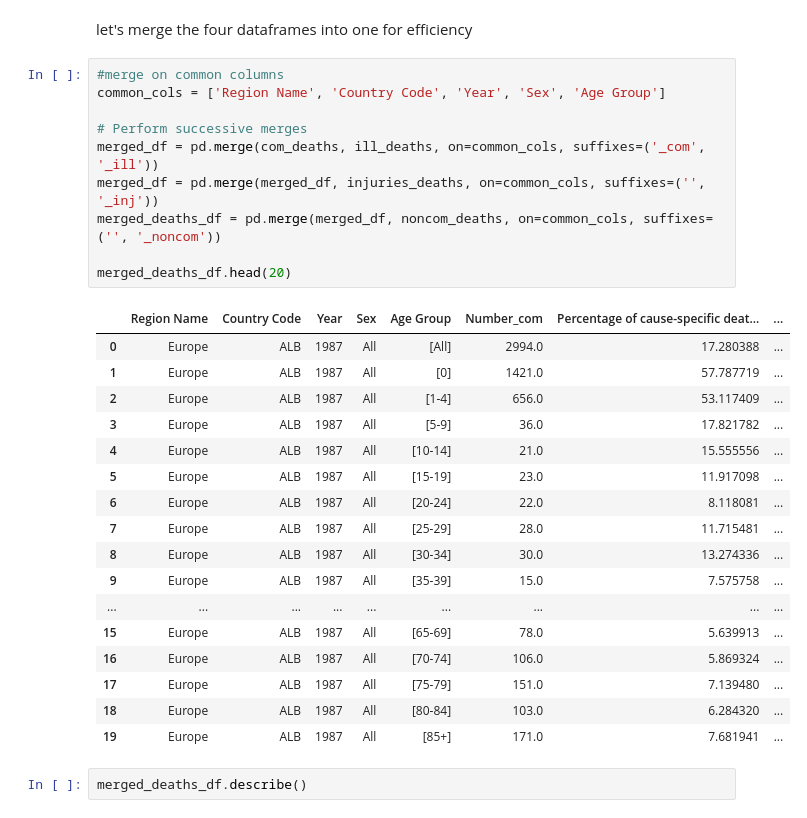
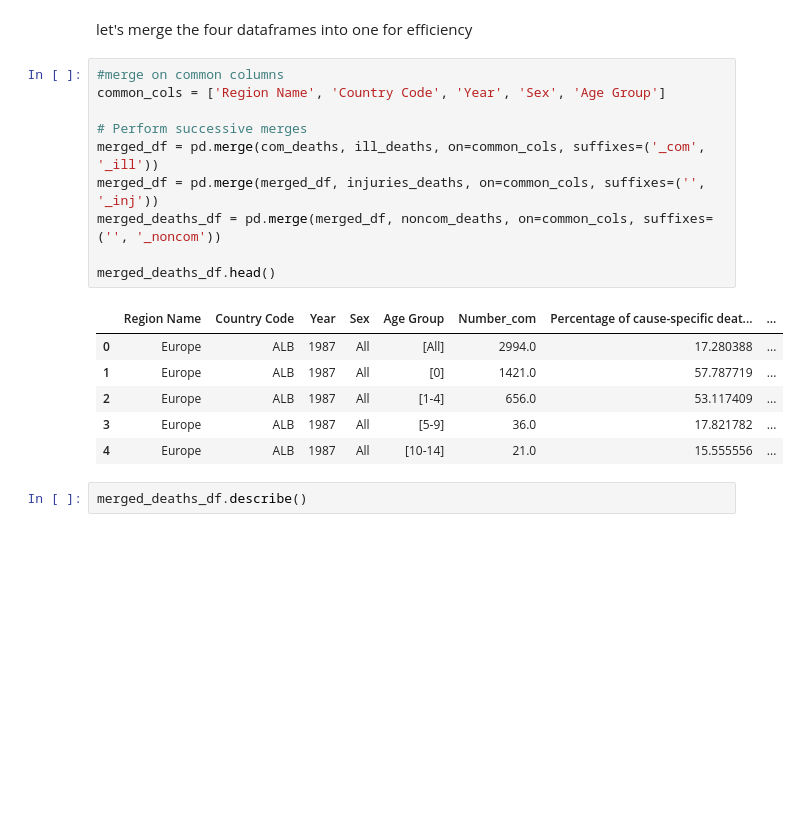
Before and after one commit to CEJ-Ezenezi/Global-Mortality-Analysis, a Jupyter notebook: global_mortality_patterns.ipynb, the cells around one changed output. Saved outputs shown, nothing was run; the diff lists cells and outputs as text; blank space fills up the shorter version.

```diff
--- a/global_mortality_patterns.ipynb
+++ b/global_mortality_patterns.ipynb
@@ -108,31 +108,20 @@ let's merge the four dataframes into one for efficiency
 # %%
 #merge on common columns
 common_cols = ['Region Name', 'Country Code', 'Year', 'Sex', 'Age Group']
 
 # Perform successive merges
 merged_df = pd.merge(com_deaths, ill_deaths, on=common_cols, suffixes=('_com', '_ill'))
 merged_df = pd.merge(merged_df, injuries_deaths, on=common_cols, suffixes=('', '_inj'))
 merged_deaths_df = pd.merge(merged_df, noncom_deaths, on=common_cols, suffixes=('', '_noncom'))
 
-merged_deaths_df.head(20)
+merged_deaths_df.head()
 # %% [output]
 |  | Region Name | Country Code | Year | Sex | Age Group | Number_com | Percentage of cause-specific deat... | ... |
 | 0 | Europe | ALB | 1987 | All | [All] | 2994.0 | 17.280388 | ... |
 | 1 | Europe | ALB | 1987 | All | [0] | 1421.0 | 57.787719 | ... |
 | 2 | Europe | ALB | 1987 | All | [1-4] | 656.0 | 53.117409 | ... |
 | 3 | Europe | ALB | 1987 | All | [5-9] | 36.0 | 17.821782 | ... |
 | 4 | Europe | ALB | 1987 | All | [10-14] | 21.0 | 15.555556 | ... |
-| 5 | Europe | ALB | 1987 | All | [15-19] | 23.0 | 11.917098 | ... |
-| 6 | Europe | ALB | 1987 | All | [20-24] | 22.0 | 8.118081 | ... |
-| 7 | Europe | ALB | 1987 | All | [25-29] | 28.0 | 11.715481 | ... |
-| 8 | Europe | ALB | 1987 | All | [30-34] | 30.0 | 13.274336 | ... |
-| 9 | Europe | ALB | 1987 | All | [35-39] | 15.0 | 7.575758 | ... |
-| ... | ... | ... | ... | ... | ... | ... | ... | ... |
-| 15 | Europe | ALB | 1987 | All | [65-69] | 78.0 | 5.639913 | ... |
-| 16 | Europe | ALB | 1987 | All | [70-74] | 106.0 | 5.869324 | ... |
-| 17 | Europe | ALB | 1987 | All | [75-79] | 151.0 | 7.139480 | ... |
-| 18 | Europe | ALB | 1987 | All | [80-84] | 103.0 | 6.284320 | ... |
-| 19 | Europe | ALB | 1987 | All | [85+] | 171.0 | 7.681941 | ... |
 # %%
 merged_deaths_df.describe()
 # %% [output]
```
Also changed, not shown: parts of 16 cells of this notebook.
